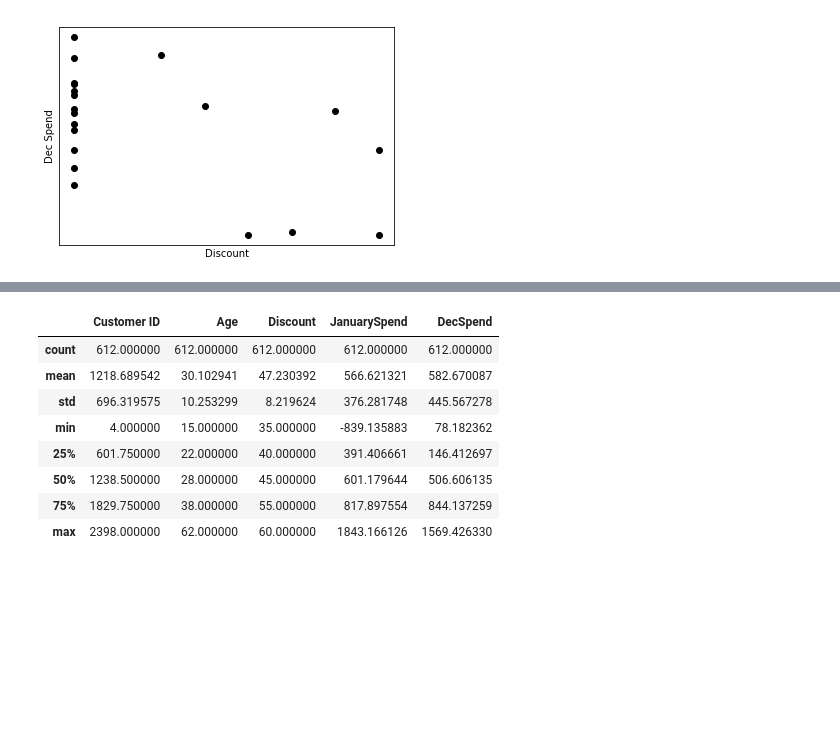
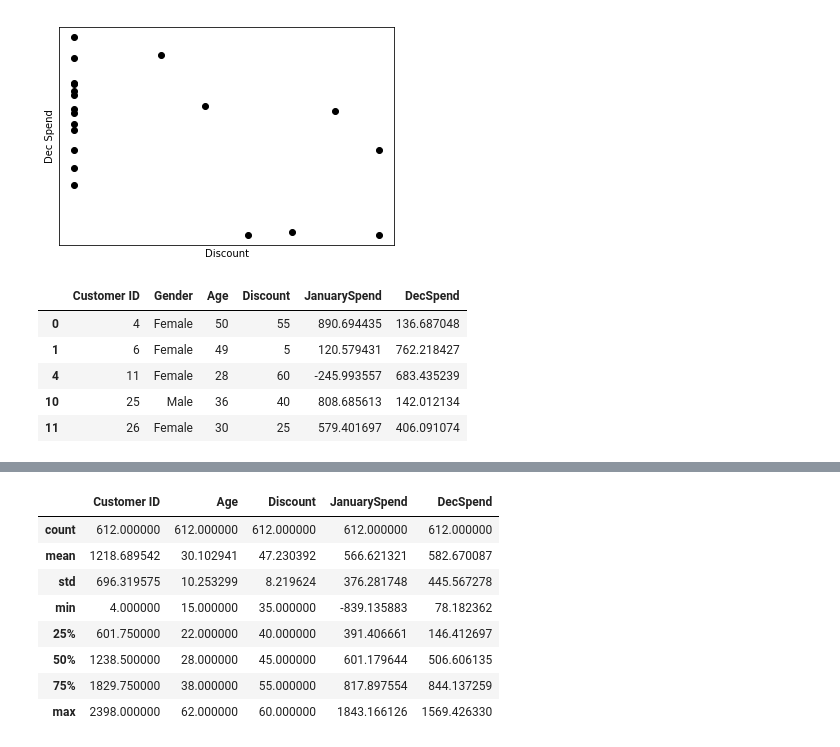
Before and after one commit to michlee1337/DataScience, a Jupyter notebook: disc_effect/discountEffect.ipynb, the cells around one changed output, grey strips where cells are left out. Cells and saved outputs as stored; diff of their text form; code cells hidden in the pictures; blank space fills up the shorter version.

```diff
--- a/disc_effect/discountEffect.ipynb
+++ b/disc_effect/discountEffect.ipynb
@@ -361,3 +429,13 @@ Coefficients:
 Mean squared error: 52180.26
 Variance score: -0.15
 [figure]
+# %%
+dfD = df.loc[df['Discount'] > 0]
+dfD.head()
+# %% [output]
+|  | Customer ID | Gender | Age | Discount | JanuarySpend | DecSpend |
+| 0 | 4 | Female | 50 | 55 | 890.694435 | 136.687048 |
+| 1 | 6 | Female | 49 | 5 | 120.579431 | 762.218427 |
+| 4 | 11 | Female | 28 | 60 | -245.993557 | 683.435239 |
+| 10 | 25 | Male | 36 | 40 | 808.685613 | 142.012134 |
+| 11 | 26 | Female | 30 | 25 | 579.401697 | 406.091074 |
```
Also changed, not shown: parts of 7 cells of this notebook, 6 other files.
